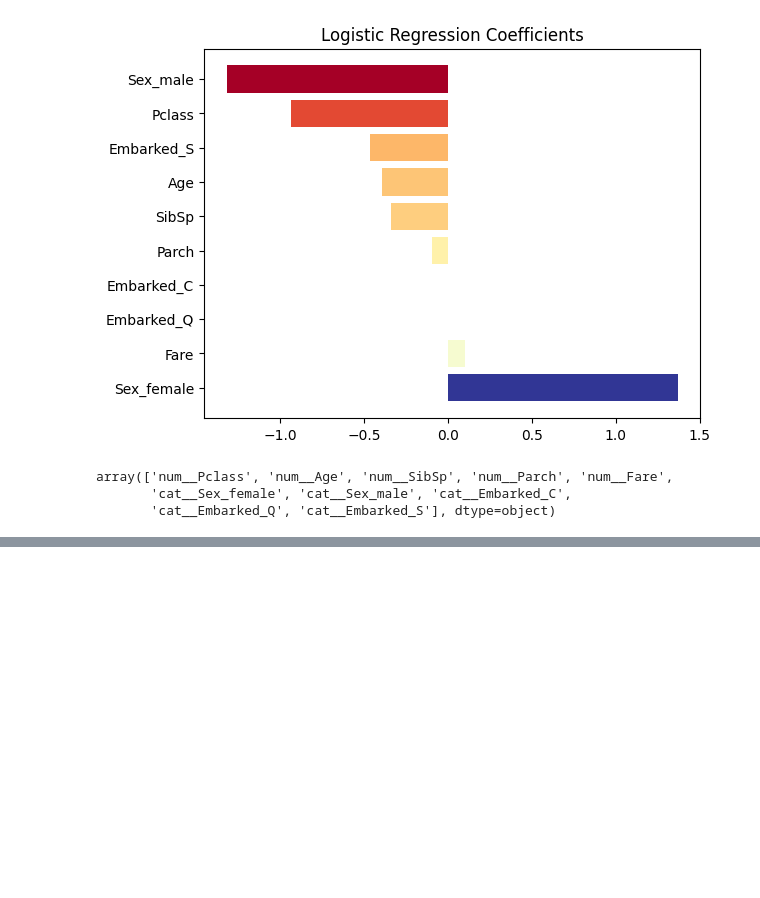
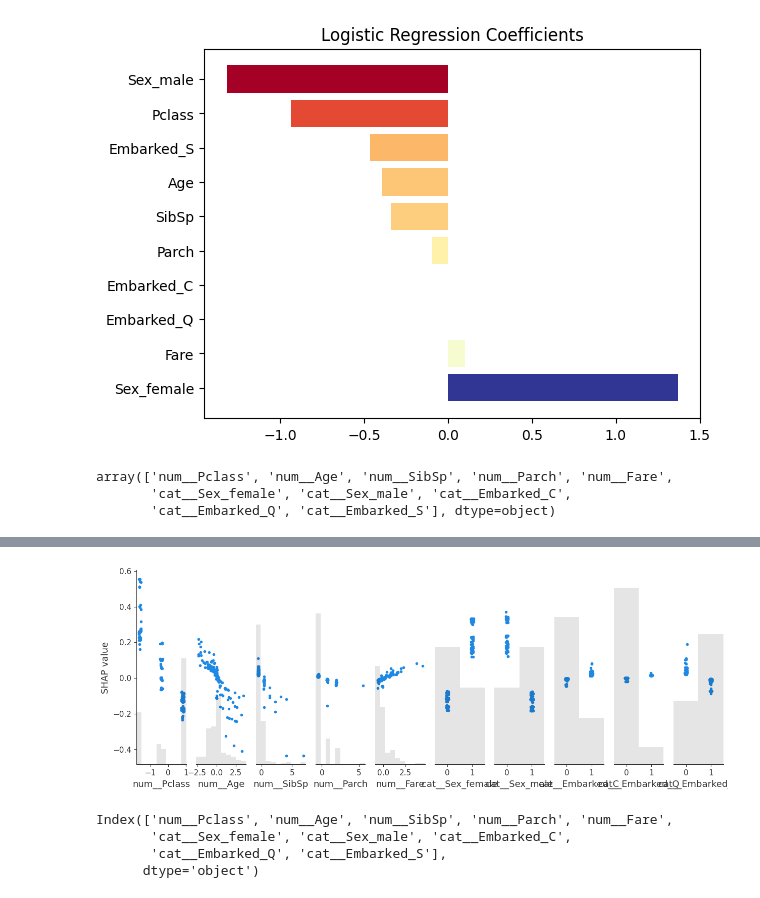
Before and after one commit to ernstBc/ds-project-test, a Jupyter notebook: notebooks/explainability.ipynb, the cells around one changed output, grey strips where cells are left out. Saved outputs shown, nothing was run; the diff lists cells and outputs as text; code cells hidden in the pictures; blank space fills up the shorter version.

```diff
--- a/notebooks/explainability.ipynb
+++ b/notebooks/explainability.ipynb
@@ -157,0 +576,11 @@ class ExplainerManager:
+# %%
+shap.plots.scatter(linear_shap, )
+# %% [output]
+[figure, added]
+# %%
+x_test.columns
+# %% [output]
+Index(['num__Pclass', 'num__Age', 'num__SibSp', 'num__Parch', 'num__Fare',
+       'cat__Sex_female', 'cat__Sex_male', 'cat__Embarked_C',
+       'cat__Embarked_Q', 'cat__Embarked_S'],
+      dtype='object')
```
Also changed, not shown: parts of 34 cells of this notebook, 5 other files.
